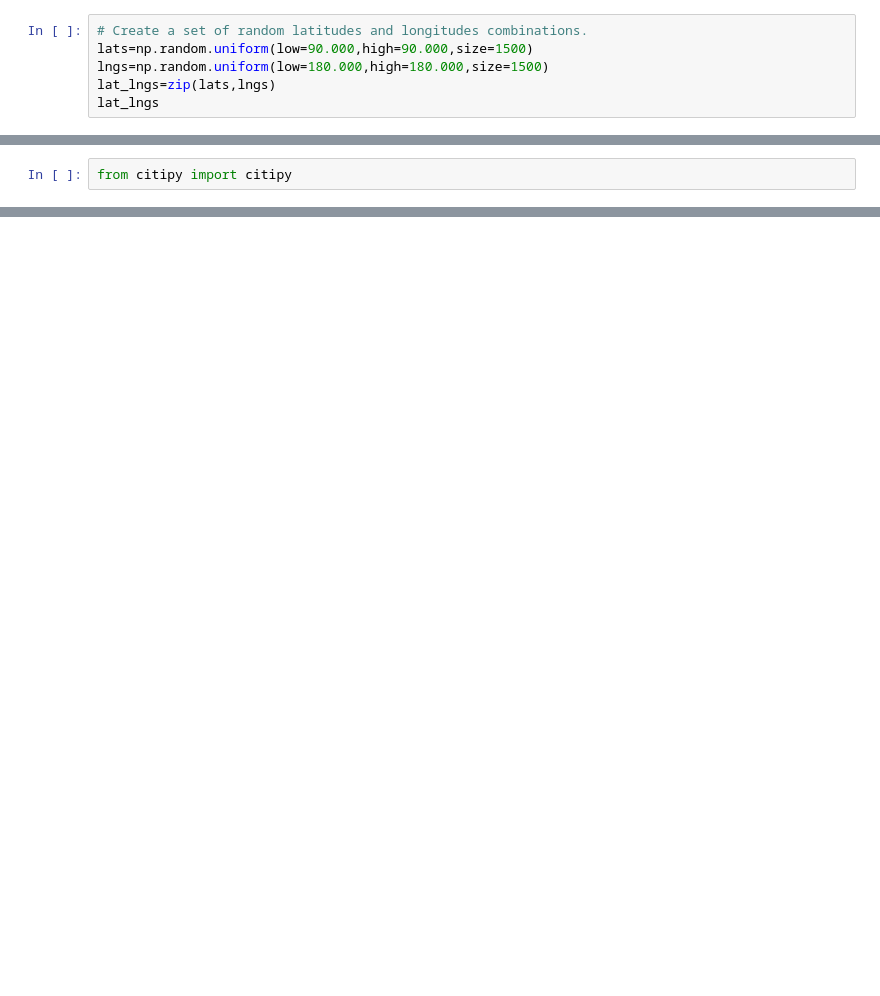
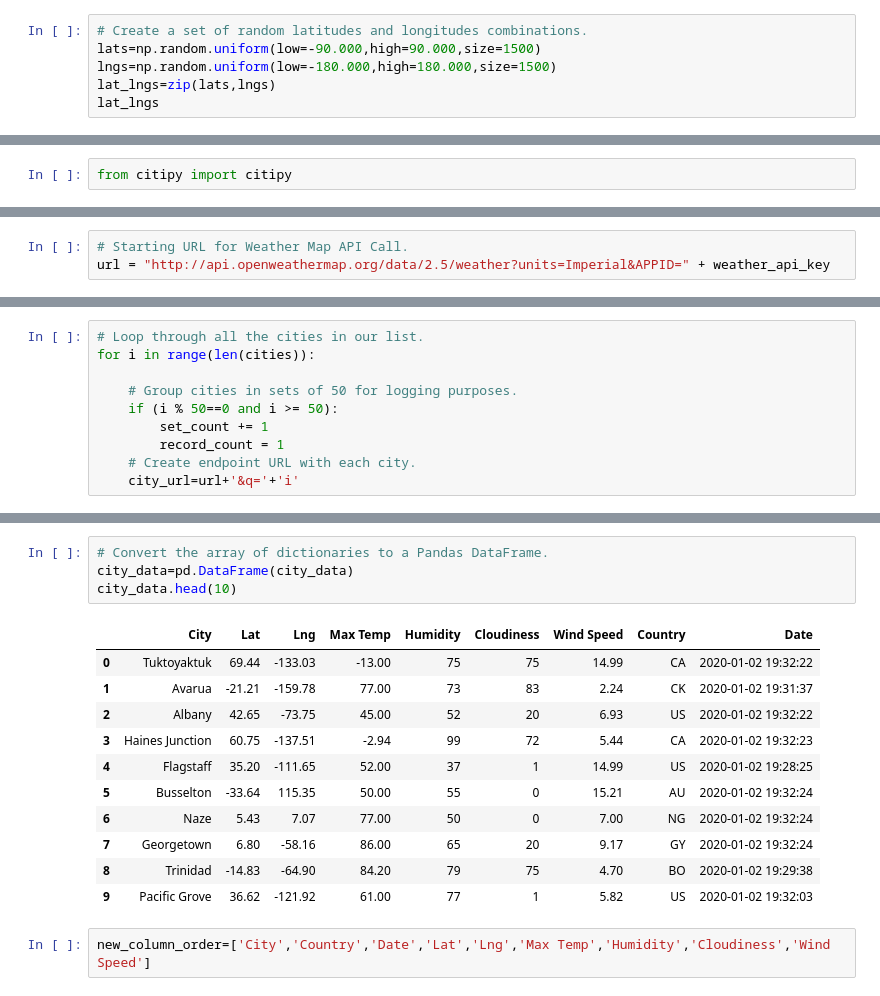
Before and after one commit to chanhodchang/World_Weather_Analysis, a Jupyter notebook: WeatherPy.ipynb, the cells around one changed output, grey strips where cells are left out. Saved outputs shown, nothing was run; the diff lists cells and outputs as text; blank space fills up the shorter version.

Commit message:
Modifying .gitignore and adding WeatherPy file.

```diff
--- a/WeatherPy.ipynb
+++ b/WeatherPy.ipynb
@@ -6,7 +7,7 @@ import numpy as np
 # %%
 # Create a set of random latitudes and longitudes combinations.
-lats=np.random.uniform(low=90.000,high=90.000,size=1500)
-lngs=np.random.uniform(low=180.000,high=180.000,size=1500)
+lats=np.random.uniform(low=-90.000,high=90.000,size=1500)
+lngs=np.random.uniform(low=-180.000,high=180.000,size=1500)
 lat_lngs=zip(lats,lngs)
 lat_lngs
 # %% [output]
@@ -47,0 +39,3 @@ len(cities)
+# %%
+# Starting URL for Weather Map API Call.
+url = "http://api.openweathermap.org/data/2.5/weather?units=Imperial&APPID=" + weather_api_key
@@ -47,0 +45,10 @@ len(cities)
+# %%
+# Loop through all the cities in our list.
+for i in range(len(cities)):
+
+    # Group cities in sets of 50 for logging purposes.
+    if (i % 50==0 and i >= 50):
+        set_count += 1
+        record_count = 1
+    # Create endpoint URL with each city.
+    city_url=url+'&q='+'i'
@@ -47,0 +133,18 @@ len(cities)
+# %%
+# Convert the array of dictionaries to a Pandas DataFrame.
+city_data=pd.DataFrame(city_data)
+city_data.head(10)
+# %% [output]
+|  | City | Lat | Lng | Max Temp | Humidity | Cloudiness | Wind Speed | Country | Date |
+| 0 | Tuktoyaktuk | 69.44 | -133.03 | -13.00 | 75 | 75 | 14.99 | CA | 2020-01-02 19:32:22 |
+| 1 | Avarua | -21.21 | -159.78 | 77.00 | 73 | 83 | 2.24 | CK | 2020-01-02 19:31:37 |
+| 2 | Albany | 42.65 | -73.75 | 45.00 | 52 | 20 | 6.93 | US | 2020-01-02 19:32:22 |
+| 3 | Haines Junction | 60.75 | -137.51 | -2.94 | 99 | 72 | 5.44 | CA | 2020-01-02 19:32:23 |
+| 4 | Flagstaff | 35.20 | -111.65 | 52.00 | 37 | 1 | 14.99 | US | 2020-01-02 19:28:25 |
+| 5 | Busselton | -33.64 | 115.35 | 50.00 | 55 | 0 | 15.21 | AU | 2020-01-02 19:32:24 |
+| 6 | Naze | 5.43 | 7.07 | 77.00 | 50 | 0 | 7.00 | NG | 2020-01-02 19:32:24 |
+| 7 | Georgetown | 6.80 | -58.16 | 86.00 | 65 | 20 | 9.17 | GY | 2020-01-02 19:32:24 |
+| 8 | Trinidad | -14.83 | -64.90 | 84.20 | 79 | 75 | 4.70 | BO | 2020-01-02 19:29:38 |
+| 9 | Pacific Grove | 36.62 | -121.92 | 61.00 | 77 | 1 | 5.82 | US | 2020-01-02 19:32:03 |
+# %%
+new_column_order=['City','Country','Date','Lat','Lng','Max Temp','Humidity','Cloudiness','Wind Speed']
```
Also changed, not shown: parts of 8 cells of this notebook, 2 other files.
